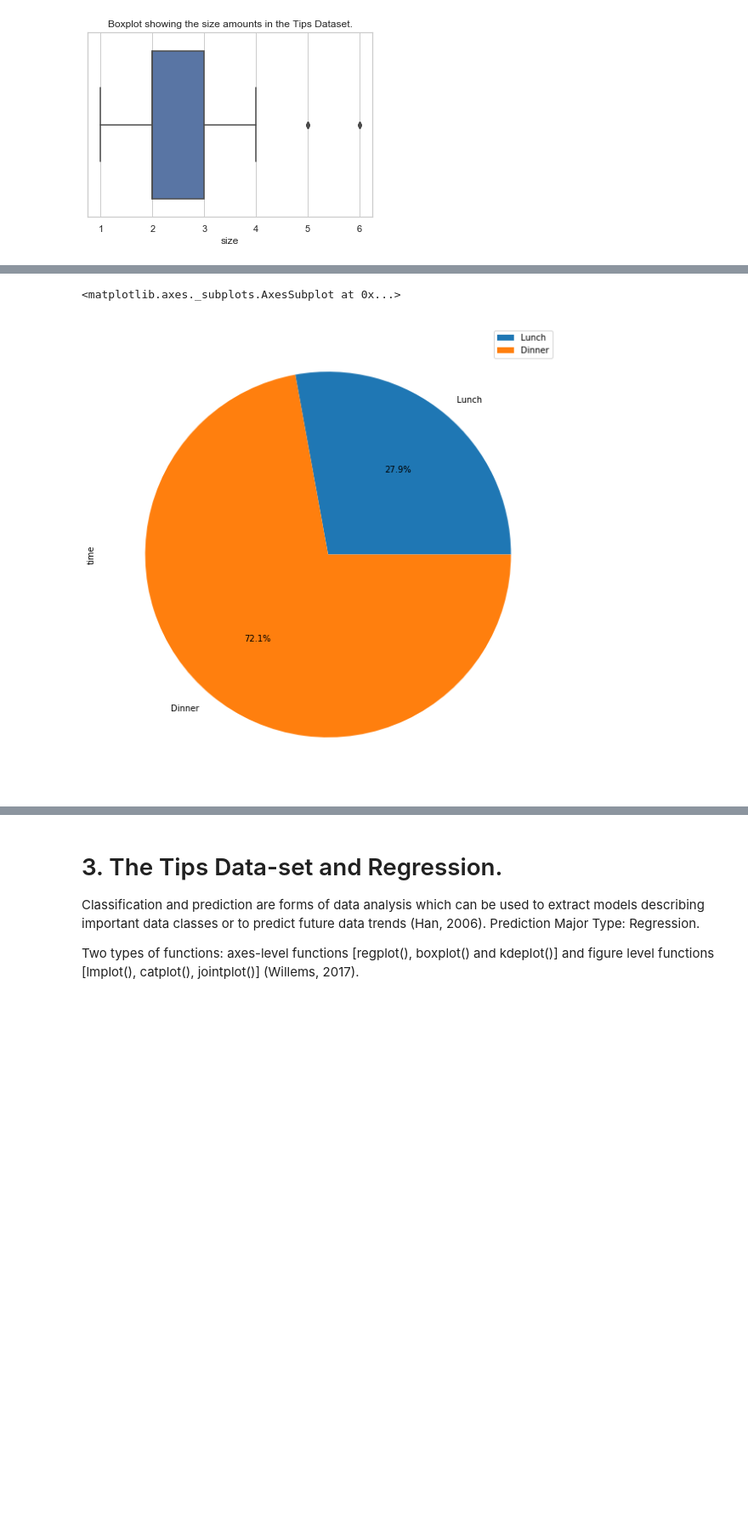
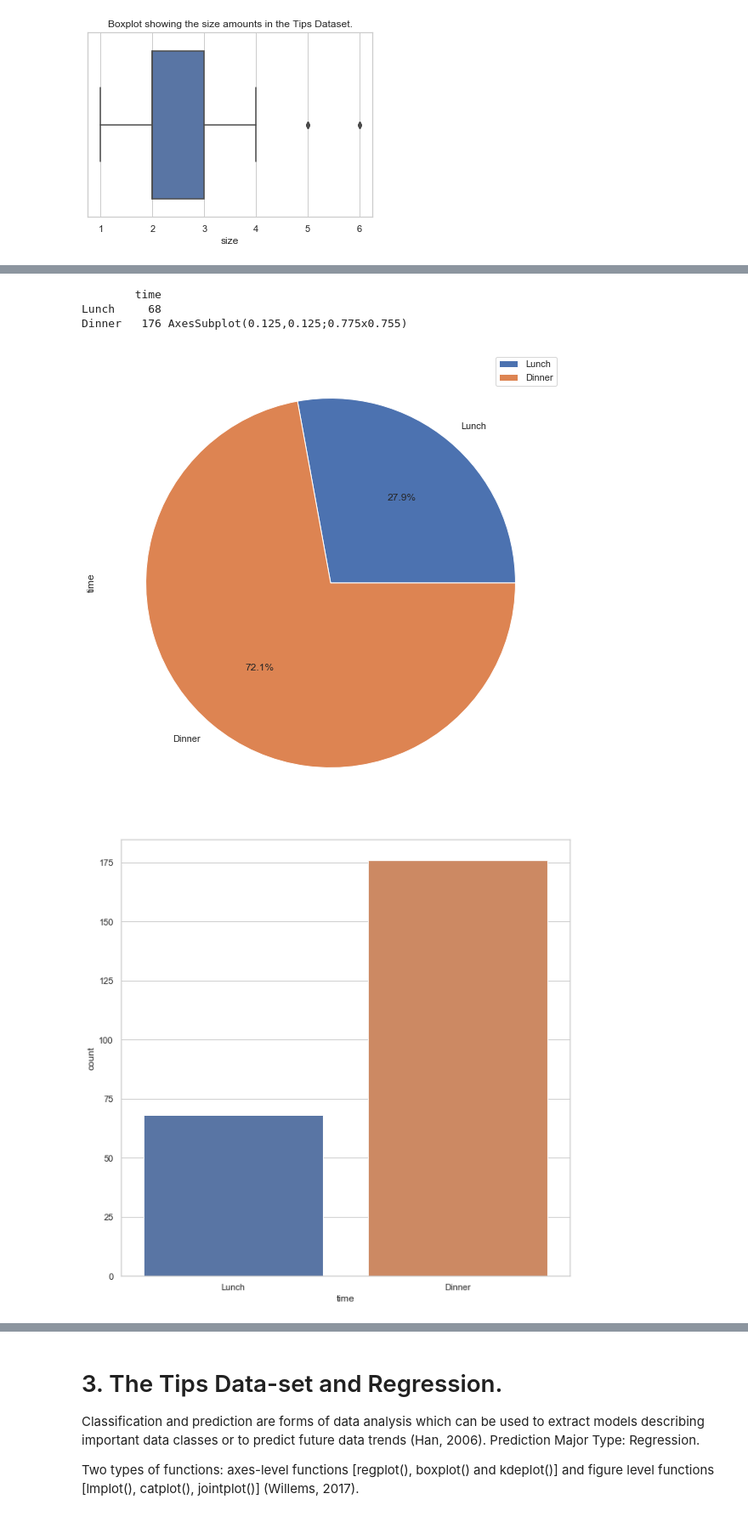
Before and after one commit to garycunningham89/fundamentalsdataanalysis, a Jupyter notebook: Fundamentals of Data Analysis.ipynb, the cells around one changed output, grey strips where cells are left out. Shown: that part at 85% size. Saved outputs shown, nothing was run; the diff lists cells and outputs as text; code cells hidden in the pictures; blank space fills up the shorter version.

Commit message:
Updating Graphs

```diff
--- a/Fundamentals of Data Analysis.ipynb
+++ b/Fundamentals of Data Analysis.ipynb
@@ -282,10 +296,17 @@ Similarly, the third graph splits the customers Lunch and Dinner with 27.9% and
 # %%
 type_counts = tips['time'].value_counts()
 tips4 = pd.DataFrame({'time': type_counts},
                      index = ['Lunch', 'Dinner']
                    )
 tips4.plot.pie(y='time', figsize=(10,10), autopct='%1.1f%%')
+sns.set(style='whitegrid')
+plt.figure(figsize=(10,10))
+bar3 = sns.countplot(x='time', data=tips)
+print(tips4, bar3)
 # %% [output]
-<matplotlib.axes._subplots.AxesSubplot at 0x...>
+        time
+Lunch     68
+Dinner   176 AxesSubplot(0.125,0.125;0.775x0.755)
-[figure, old version]
+[figure, new version]
+[figure, added]
 # %% [markdown]
```
Also changed, not shown: parts of 11 cells of this notebook.
